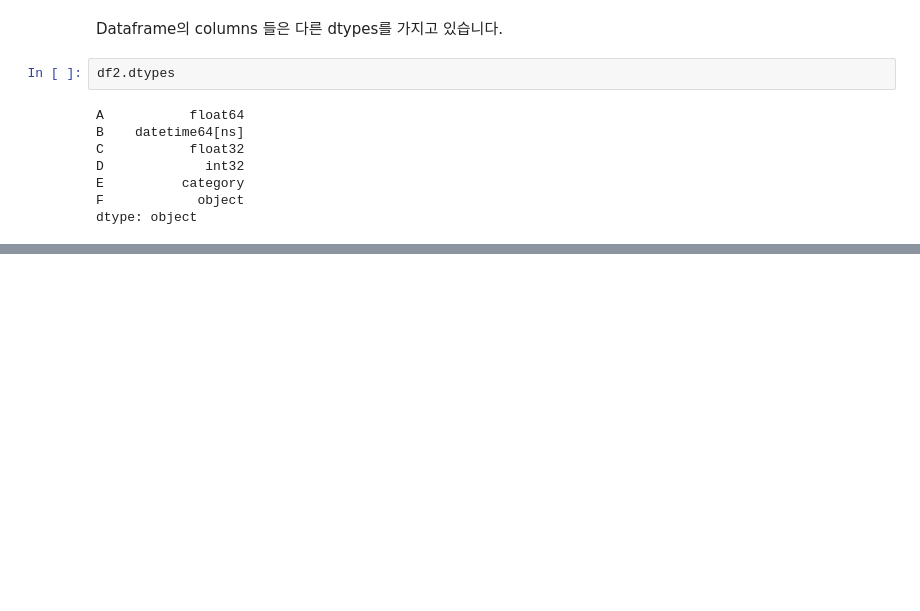
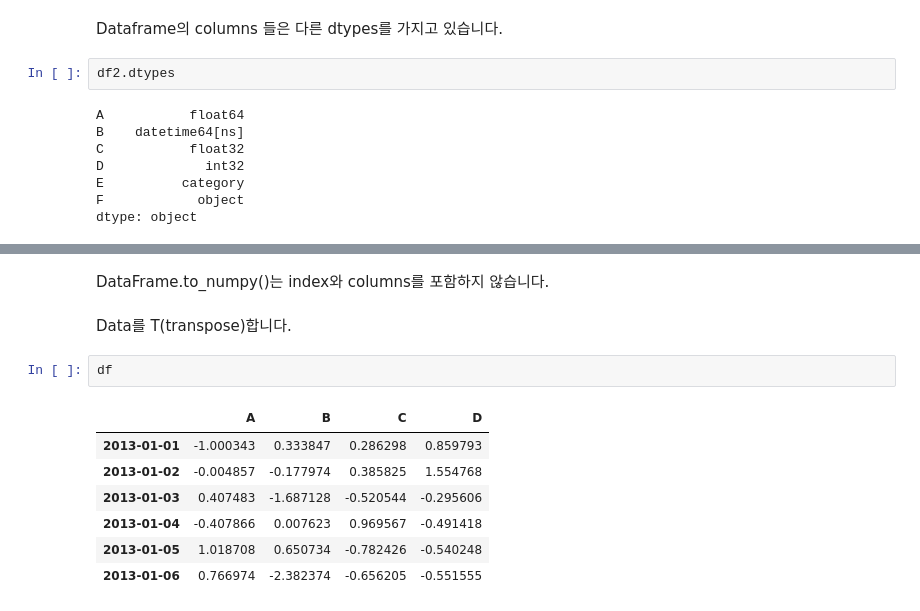
Before and after one commit to HwangHanJae/DataScience_Basic_Tect, a Jupyter notebook: pandas_10minutes_tutorial.ipynb, the cells around one changed output, grey strips where cells are left out. Saved outputs shown, nothing was run; the diff lists cells and outputs as text; blank space fills up the shorter version.

```diff
--- a/pandas_10minutes_tutorial.ipynb
+++ b/pandas_10minutes_tutorial.ipynb
@@ -78,0 +150,14 @@ dtype: object
+# %% [markdown]
+DataFrame.to_numpy()는 index와 columns를 포함하지 않습니다.
+# %% [markdown]
+Data를 T(transpose)합니다.
+# %%
+df
+# %% [output]
+|  | A | B | C | D |
+| 2013-01-01 | -1.000343 | 0.333847 | 0.286298 | 0.859793 |
+| 2013-01-02 | -0.004857 | -0.177974 | 0.385825 | 1.554768 |
+| 2013-01-03 | 0.407483 | -1.687128 | -0.520544 | -0.295606 |
+| 2013-01-04 | -0.407866 | 0.007623 | 0.969567 | -0.491418 |
+| 2013-01-05 | 1.018708 | 0.650734 | -0.782426 | -0.540248 |
+| 2013-01-06 | 0.766974 | -2.382374 | -0.656205 | -0.551555 |
```
Also changed, not shown: parts of 19 cells of this notebook.
